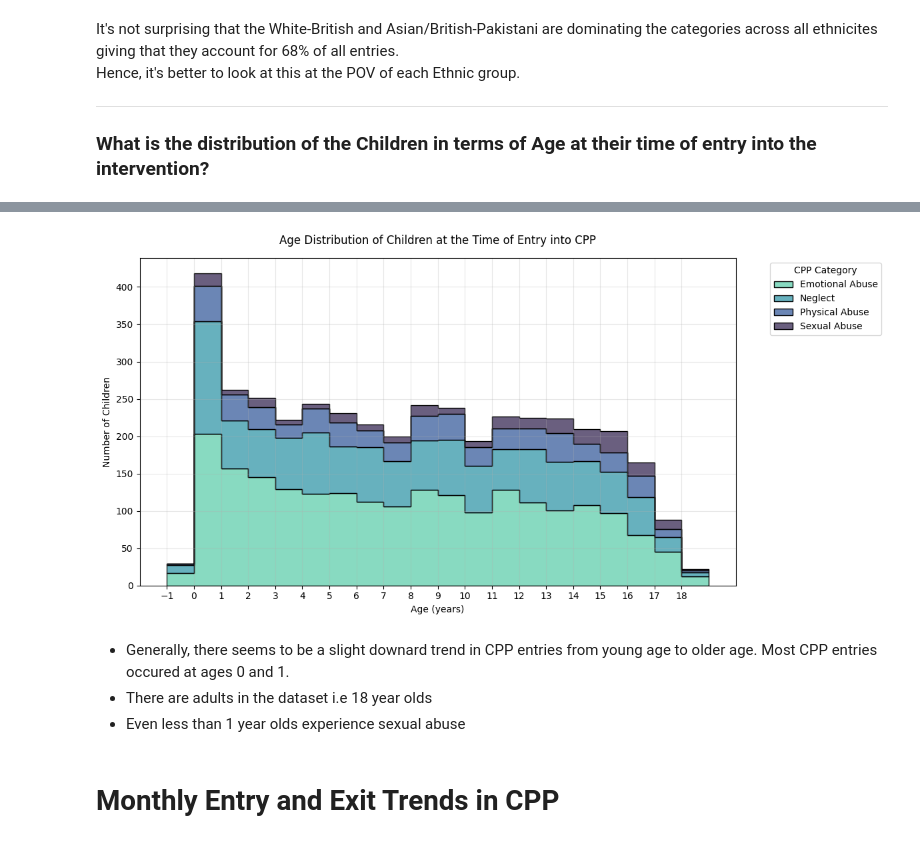
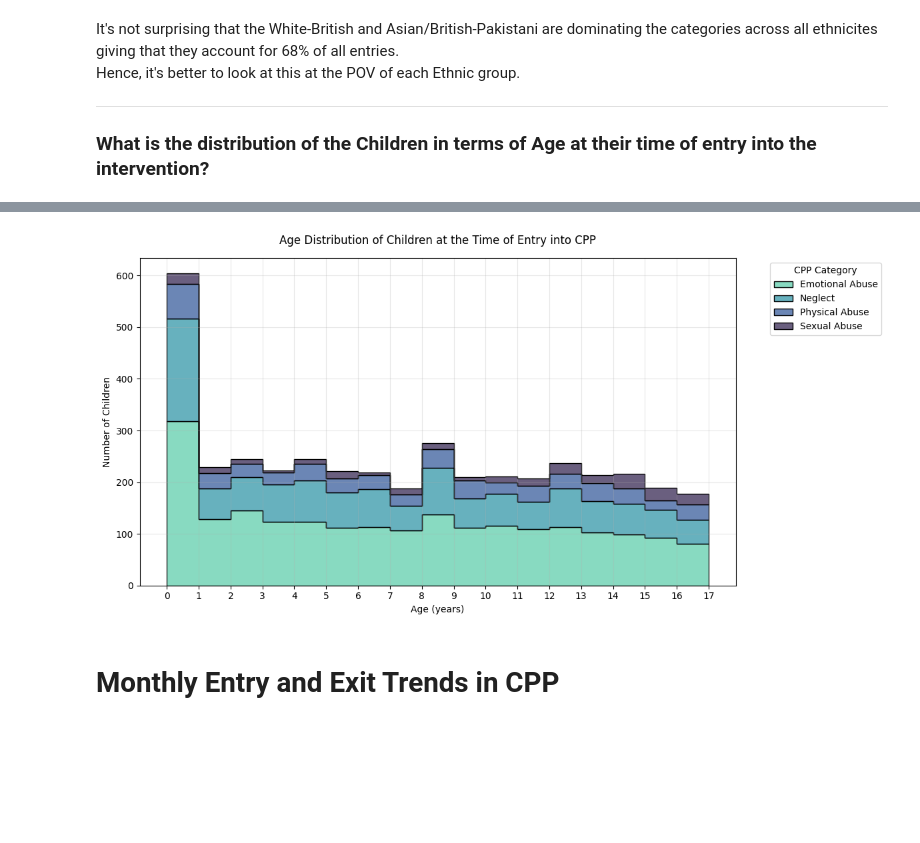
Before and after one commit to ConnectedBradford/CB_2649, a Jupyter notebook: notebooks/cpp_demographic_analysis.ipynb, the cells around one changed output, grey strips where cells are left out. Cells and saved outputs as stored; diff of their text form; code cells hidden in the pictures; blank space fills up the shorter version.

Commit message:
updated cleaning code for age calculation. created mirror plots created assessment plots

```diff
--- a/notebooks/cpp_demographic_analysis.ipynb
+++ b/notebooks/cpp_demographic_analysis.ipynb
@@ -474,19 +474,23 @@ What is the distribution of the Children in terms of Age at their time of entry
 """
 
 # Calculate the age of each children by substracting their birth year from the year they entered the CPP
-cpp['AgeAtEntry'] = (cpp['StartDate'].dt.year - cpp['DateOfBirth'].dt.year).astype(int)
+cpp['AgeAtEntry'] = cpp.apply(
+    lambda row: relativedelta(row['StartDate'], row['DateOfBirth']).years,
+    axis=1
+).astype('int')
+
 
 max_age = cpp['AgeAtEntry'].max()
 
 # Plot the distribution of the Ages
 plt.figure(figsize=(8,6))
-sns.histplot(data=cpp, x='AgeAtEntry', color=color, kde=True, bins=range(-1, cpp['AgeAtEntry'].max() + 2));
+sns.histplot(data=cpp, x='AgeAtEntry', color=color, kde=True, bins=range(0, cpp['AgeAtEntry'].max() + 1));
 plt.title(' Age Distribution of Children at the Time of Entry into CPP')
 plt.ylabel('Frequency')
 plt.xlabel('Age')
 
 # Set x-ticks to be integers
-plt.xticks(np.arange(-1, max_age+1, step=1))
+plt.xticks(np.arange(0, max_age, step=1))
 plt.tight_layout()
 plt.show()
 # %% [output]
@@ -516,40 +507,36 @@ hist = sns.histplot(
     data=cpp,
     x='AgeAtEntry',
     hue='CPP_Category',
     multiple="stack",
     element='step',
     hue_order=category_order[::-1],  # Reverse the order for proper stacking
     palette='mako',
-    bins=np.arange(-1, 20, 1),
+    bins=np.arange(0, 18, 1),
     stat='count'
 )
 
 # Set the title and labels
 plt.title('Age Distribution of Children at the Time of Entry into CPP', fontsize=12, pad=15)
 plt.xlabel('Age (years)', fontsize=10)
 plt.ylabel('Number of Children', fontsize=10)
 
 # Set x-ticks
-plt.xticks(range(-1, 19, 1))
+plt.xticks(range(0, 18, 1))
 
 # Customize the legend with the correct order
 plt.legend(title='CPP Category',
           labels=category_order,  # Keep original order in legend
           bbox_to_anchor=(1.05, 1),
           loc='upper left')
 
 # Add grid for better readability
 plt.grid(True, alpha=0.3)
 
 # Adjust layout
 plt.tight_layout()
 plt.show()
 # %% [output]
-[figure, old version]
+[figure, new version]
-# %% [markdown]
-* Generally, there seems to be a slight downard trend in CPP entries from young age to older age. Most CPP entries occured at ages 0 and 1.
-* There are adults in the dataset i.e 18 year olds
-* Even less than 1 year olds experience sexual abuse
 # %% [markdown]
 # Monthly Entry and Exit Trends in CPP
 # %%
```
Also changed, not shown: parts of 11 cells of this notebook, 8 other files.
